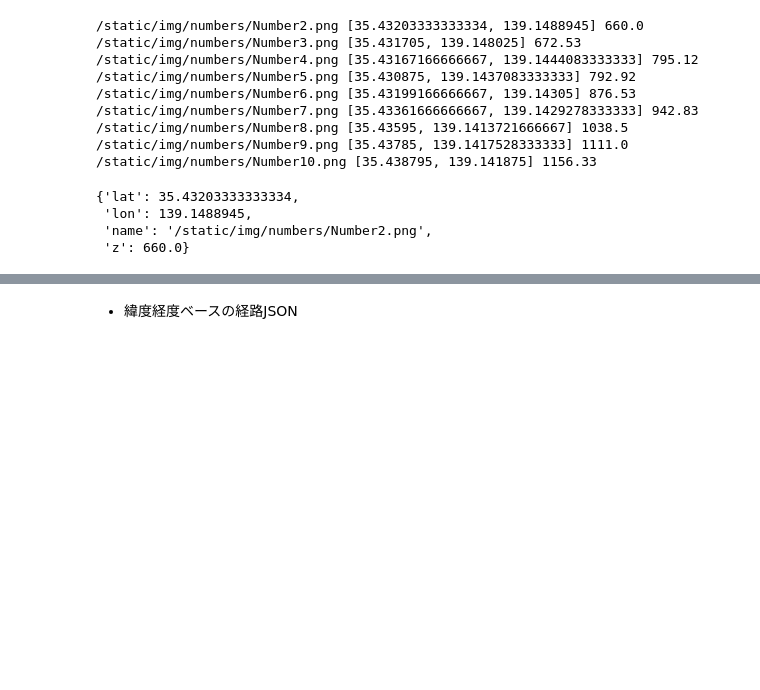
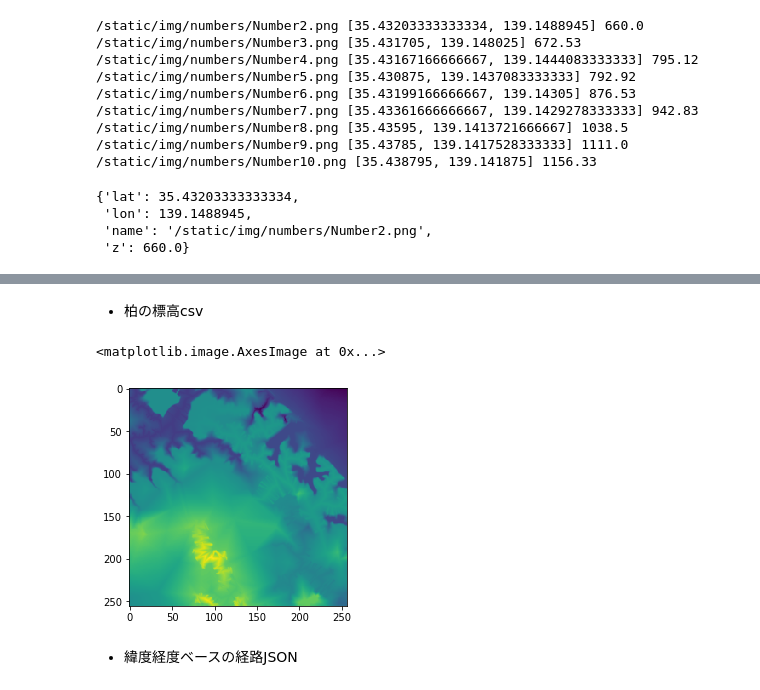
Before and after one commit to sw1227/nabewari_visualization, a Jupyter notebook: output_latlon_json.ipynb, the cells around one changed output, grey strips where cells are left out. Drawn from its saved outputs; the diff is of its cells as text; code cells hidden in the pictures; blank space fills up the shorter version.

Commit message:
update jupyter for kashiwa

```diff
--- a/output_latlon_json.ipynb
+++ b/output_latlon_json.ipynb
@@ -218,0 +251,10 @@ with open("./static/data/nabewari_sanso.json", "w") as f:
+# %% [markdown]
+- 柏の標高csv
+# %%
+tile = [13, 7280, 3219]
+kashiwa_tile = MapTile(tile, zoom=13, tile_type="dem", ext="txt")
+# %%
+plt.imshow(kashiwa_tile.data)
+# %% [output]
+<matplotlib.image.AxesImage at 0x...>
+[figure, added]
```
Also changed, not shown: parts of 5 cells of this notebook.
